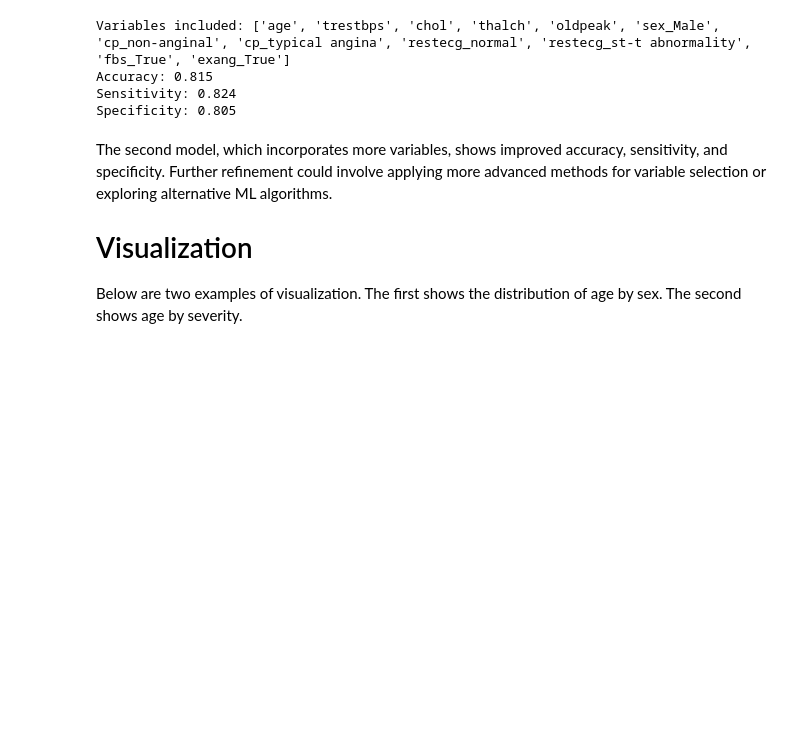
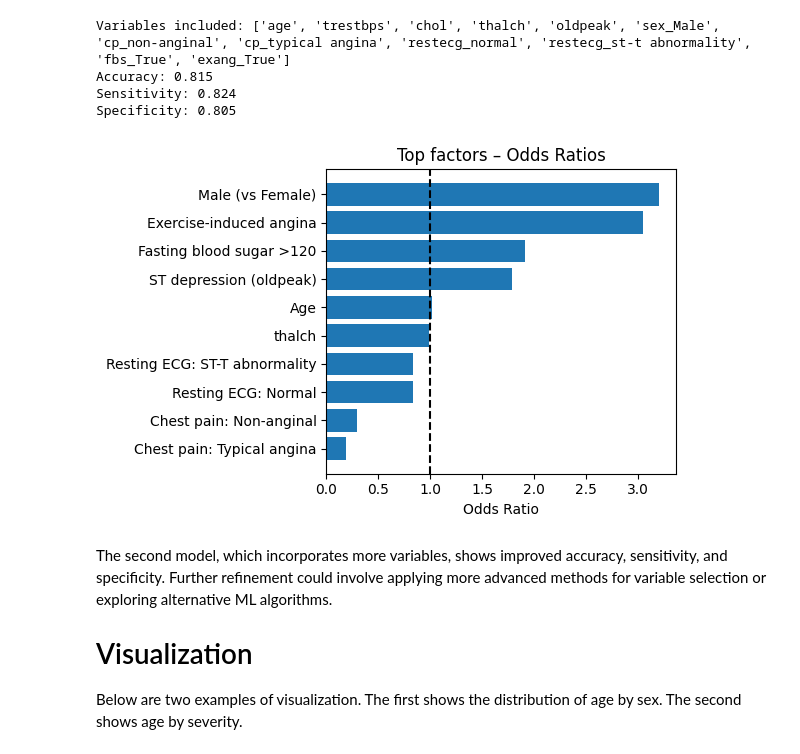
Before and after one commit to Francoamigoa/Week_2_homework, a Jupyter notebook: analysis.ipynb, the cells around one changed output. Saved outputs shown, nothing was run; the diff lists cells and outputs as text; code cells hidden in the pictures; blank space fills up the shorter version.

Commit message:
new figure

```diff
--- a/analysis.ipynb
+++ b/analysis.ipynb
@@ -233,6 +282,56 @@ Variables included: ['age', 'trestbps', 'chol', 'thalch', 'oldpeak', 'sex_Male',
 Accuracy: 0.815
 Sensitivity: 0.824
 Specificity: 0.805
+# %%
+import numpy as np
+
+name_map = {
+    "age": "Age",
+    "sex_Male": "Male (vs Female)",
+    "cp_typical angina": "Chest pain: Typical angina",
+    "cp_non-anginal": "Chest pain: Non-anginal",
+    "cp_asymptomatic": "Chest pain: Asymptomatic",
+    "restecg_normal": "Resting ECG: Normal",
+    "restecg_st-t abnormality": "Resting ECG: ST-T abnormality",
+    "fbs_True": "Fasting blood sugar >120",
+    "exang_True": "Exercise-induced angina",
+    "trestbps": "Resting blood pressure",
+    "chol": "Cholesterol",
+    "thalach": "Max heart rate (thalach)",
+    "oldpeak": "ST depression (oldpeak)",
+}
+
+
+def feature_importance(result, name_map=None):
+    model = result["Model"]
+    features = result["Feature_names"]
+    coefs = model.coef_.flatten()
+    imp = pd.DataFrame(
+        {
+            "Feature": features,
+            "Coefficient": coefs,
+            "Abs_Coefficient": np.abs(coefs),
+            "OR": np.exp(coefs),
+        }
+    ).sort_values("Abs_Coefficient", ascending=False)
+    if name_map:
+        imp["Feature"] = imp["Feature"].map(lambda x: name_map.get(x, x))
+    return imp
+
+
+imp_df = feature_importance(res, name_map)
+
+top = imp_df.head(10).sort_values("OR", ascending=True)
+plt.figure(figsize=(6, 4))
+plt.barh(top["Feature"], top["OR"])
+plt.axvline(1, color="k", linestyle="--")
+plt.title("Top factors – Odds Ratios")
+plt.xlabel("Odds Ratio")
+plt.tight_layout()
+plt.savefig("feature_importance_or.png", dpi=120)
+plt.show()
+# %% [output]
+[figure, added]
 # %% [markdown]
 The second model, which incorporates more variables, shows improved accuracy, sensitivity, and specificity. Further refinement could involve applying more advanced methods for variable selection or exploring alternative ML algorithms.
 
```
Also changed, not shown: parts of 12 cells of this notebook, 3 other files.
